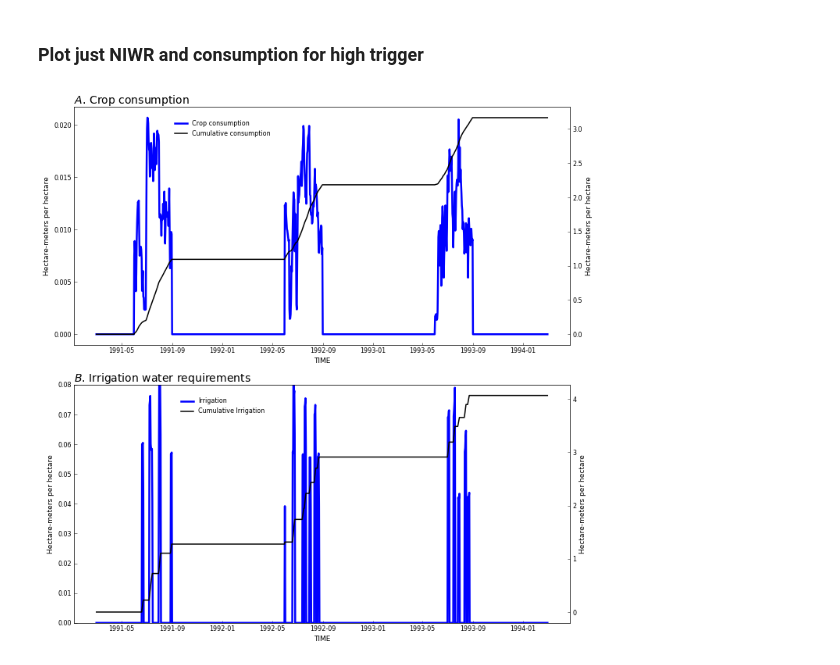
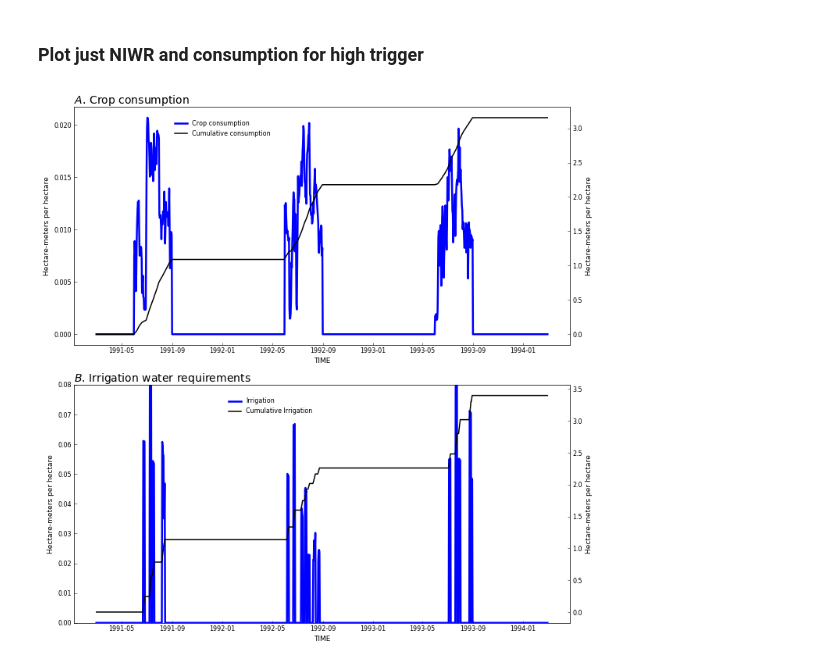
Before and after one commit to rniswon/gsflow_examples, a Jupyter notebook: sagehen_Agwater_trigger/notebook/Ag_trigger.ipynb, the cells around one changed output. Drawn from its saved outputs; the diff is of its cells as text; code cells hidden in the pictures.

```diff
--- a/sagehen_Agwater_trigger/notebook/Ag_trigger.ipynb
+++ b/sagehen_Agwater_trigger/notebook/Ag_trigger.ipynb
@@ -33,7 +33,7 @@ python_exe = sys.executable
 # %%
 # calculate number of lines in file can be any gage file
 num_lines = 0
-with open(r"..\output_GSFLOW_only\modflow\sagehensfr24_HighTrig.out", 'r') as f:
+with open(r"..\output_GSFLOW_only\modflow\sagehensfr18_HighTrig.out", 'r') as f:
     for line in f:
         num_lines += 1
 
@@ -442,7 +453,7 @@ plt.rcParams['axes.titlesize'] = 14
 fig, axis = plt.subplots(2, 1, figsize=(10, 10))
 axis = axis.flat
 
-lns1=axis[1].plot(plotdates,y4_high_24,color='b', linewidth=2.5, label="Irrigation")
+lns1=axis[1].plot(plotdates,y4_high_18,color='b', linewidth=2.5, label="Irrigation")
 
 # set axis range to specified value
 plt.xlim(plotdates[0],plotdates[len(plotdates)-1])
@@ -450,7 +461,7 @@ plt.ylim(0.0,0.08)
 
 ax2 = axis[1].twinx()  # instantiate a second axes on ET plots that shares the same x-axis
 #add precip as separate y-axis
-lns2 = ax2.plot(plotdates, y4_high_24_cum, color='black', linewidth=1.5, label="Cumulative Irrigation")
+lns2 = ax2.plot(plotdates, y4_high_18_cum, color='black', linewidth=1.5, label="Cumulative Irrigation")
 axis[1].set_ylabel('Hectare-meters per hectare')
 axis[1].set_xlabel(header[0])
 
@@ -466,44 +477,44 @@ labs = [l.get_label() for l in lns]
 axis[1].legend(lns, labs, loc=0, bbox_to_anchor=(.3, 0.85))
 
 
-lns3 = axis[0].plot(plotdates,y2et_high_24,color='b', linewidth=2.5, label="Crop consumption")
+lns3 = axis[0].plot(plotdates,y2et_high_18,color='b', linewidth=2.5, label="Crop consumption")
 
 axis[0].set_ylabel('Hectare-meters per hectare')
 axis[0].set_xlabel(header[0])
 
 ax3 = axis[0].twinx()  # instantiate a second axes on NIWR plots that shares the same x-axis
 #add precip as separate y-axis
-lns4 = ax3.plot(plotdates, y2et_high_24_cum, color='black', linewidth=1.5, label="Cumulative consumption")
+lns4 = ax3.plot(plotdates, y2et_high_18_cum, color='black', linewidth=1.5, label="Cumulative consumption")
 
 ax3.set_ylabel('Hectare-meters per hectare', color='black')  # we already handled the x-label with ax3
 
 # Set legend
 lns5 = lns3+lns4
 labs = [l.get_label() for l in lns5]
 axis[0].legend(lns, labs, loc=0, bbox_to_anchor=(.3, 0.85))
 
 
 plt.ylabel('Hectare-meters per hectare')
 plt.xlabel(header[0])
 
 start, end = axis[0].get_xlim()
 #axis[0].xaxis.set_ticks(np.arange(start, end, 90.0))
 
 rf.title(axis[0], 'Crop consumption', subplot_prefix='A')
 
 #rf.axis_numbering(axis[1], format_x=True)
 fmt = mdates.DateFormatter('%Y-%m-%d')
 rf.title(axis[1], 'Irrigation water requirements', subplot_prefix='B')
 
 # Set legend
 #handles, labels = axis[0].get_legend_handles_labels()
 #rf.legend(axis[0], handles, labels, bbox_to_anchor=(.9, 0.15))
 
 # Set legend
 #handles, labels = axis[1].get_legend_handles_labels()
 #rf.legend(axis[1], handles, labels, bbox_to_anchor=(.9, 0.15))
 
 plt.tight_layout()
 plt.savefig('WR_demand.pdf')
 # %% [output]
-[figure, old version]
+[figure, new version]
```
Also changed, not shown: parts of 6 cells of this notebook, 22 other files.
